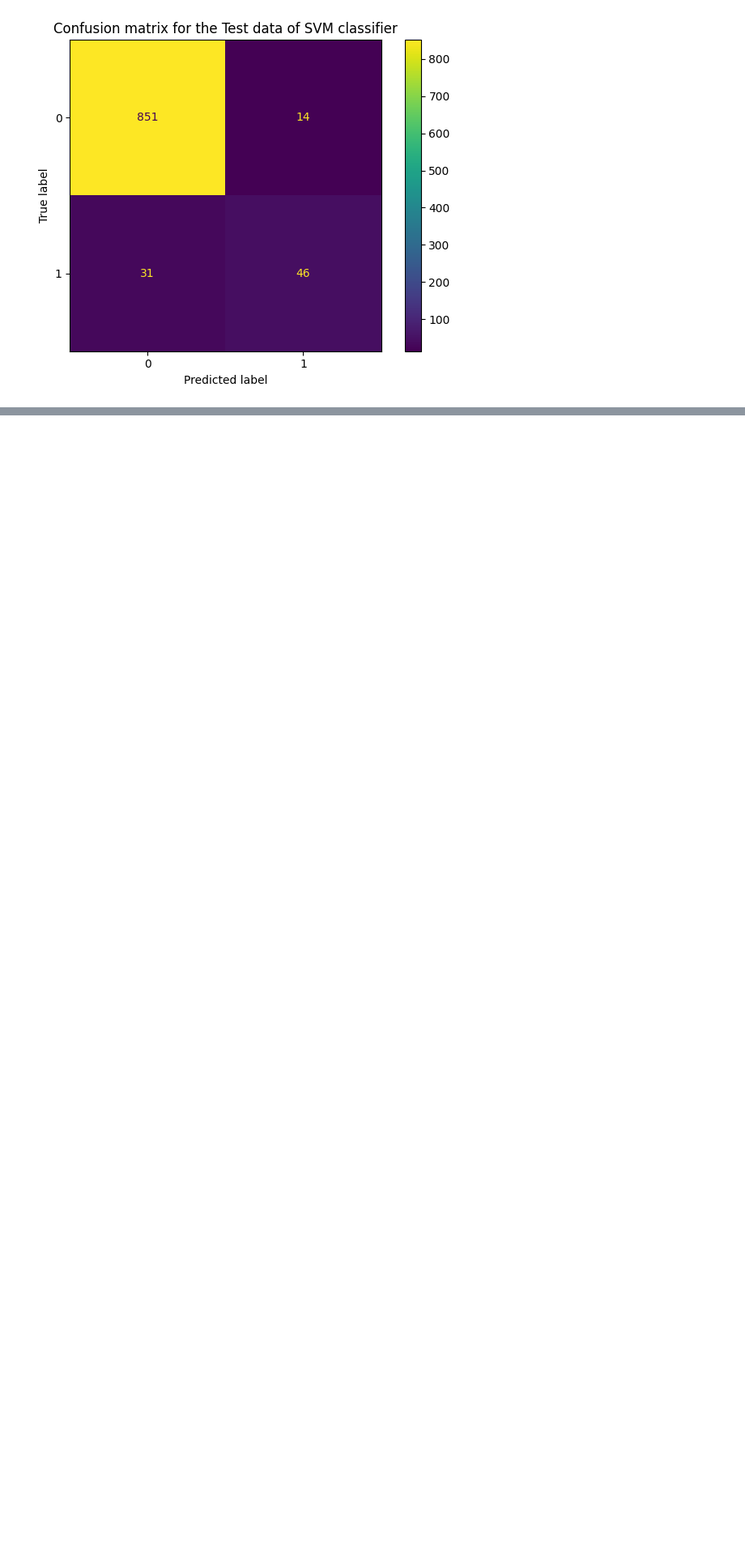
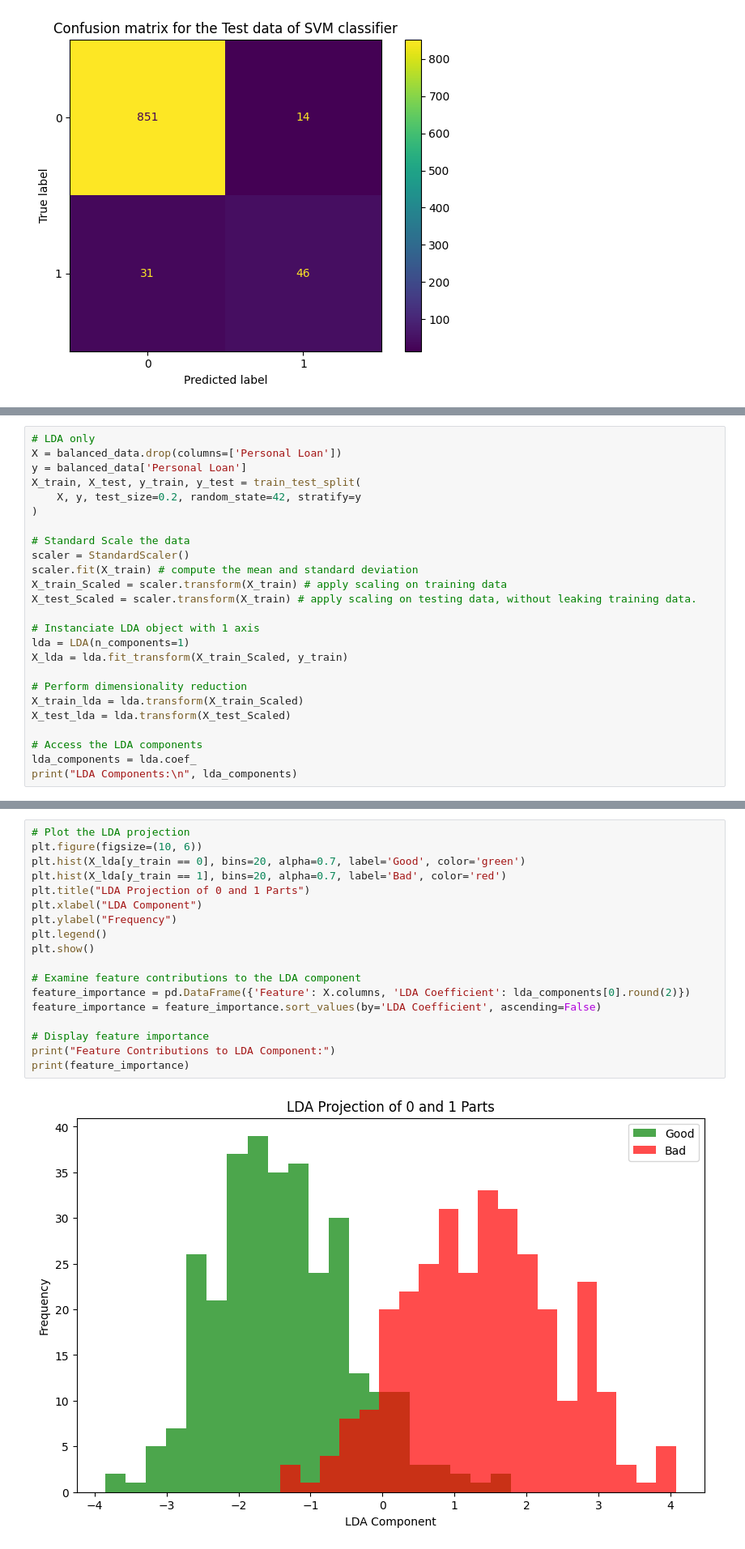
Before and after one commit to CharalamposZisis/Bank-Loan-Classification, a Jupyter notebook: main.ipynb, the cells around one changed output, grey strips where cells are left out. Shown at 81% size. Cells and saved outputs as stored; diff of their text form; blank space fills up the shorter version.

```diff
--- a/main.ipynb
+++ b/main.ipynb
@@ -759,0 +794,25 @@ weighted avg       0.95      0.95      0.95       942
+# %%
+# LDA only
+X = balanced_data.drop(columns=['Personal Loan'])
+y = balanced_data['Personal Loan']
+X_train, X_test, y_train, y_test = train_test_split(
+    X, y, test_size=0.2, random_state=42, stratify=y
+)
+
+# Standard Scale the data
+scaler = StandardScaler()
+scaler.fit(X_train) # compute the mean and standard deviation
+X_train_Scaled = scaler.transform(X_train) # apply scaling on training data
+X_test_Scaled = scaler.transform(X_train) # apply scaling on testing data, without leaking training data.
+
+# Instanciate LDA object with 1 axis
+lda = LDA(n_components=1)
+X_lda = lda.fit_transform(X_train_Scaled, y_train)
+
+# Perform dimensionality reduction
+X_train_lda = lda.transform(X_train_Scaled)
+X_test_lda = lda.transform(X_test_Scaled)
+
+# Access the LDA components
+lda_components = lda.coef_
+print("LDA Components:\n", lda_components)
@@ -759,0 +823,20 @@ weighted avg       0.95      0.95      0.95       942
+# %%
+# Plot the LDA projection
+plt.figure(figsize=(10, 6))
+plt.hist(X_lda[y_train == 0], bins=20, alpha=0.7, label='Good', color='green')
+plt.hist(X_lda[y_train == 1], bins=20, alpha=0.7, label='Bad', color='red')
+plt.title("LDA Projection of 0 and 1 Parts")
+plt.xlabel("LDA Component")
+plt.ylabel("Frequency")
+plt.legend()
+plt.show()
+
+# Examine feature contributions to the LDA component
+feature_importance = pd.DataFrame({'Feature': X.columns, 'LDA Coefficient': lda_components[0].round(2)})
+feature_importance = feature_importance.sort_values(by='LDA Coefficient', ascending=False)
+
+# Display feature importance
+print("Feature Contributions to LDA Component:")
+print(feature_importance)
+# %% [output]
+[figure, added]
```
Also changed, not shown: parts of 6 cells of this notebook.
